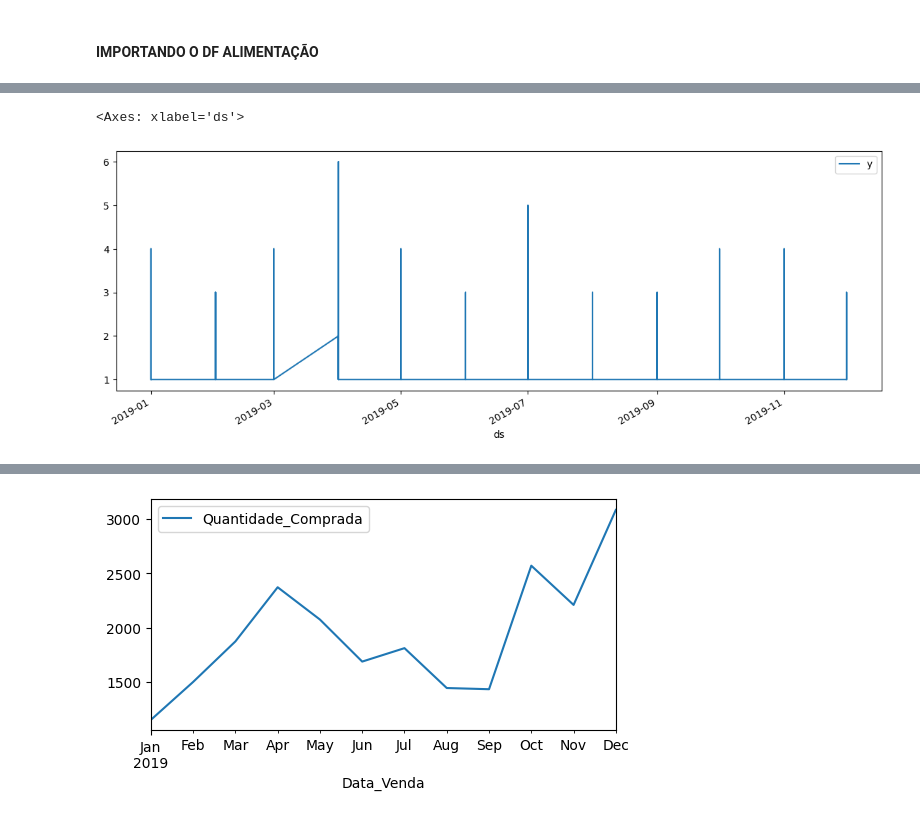
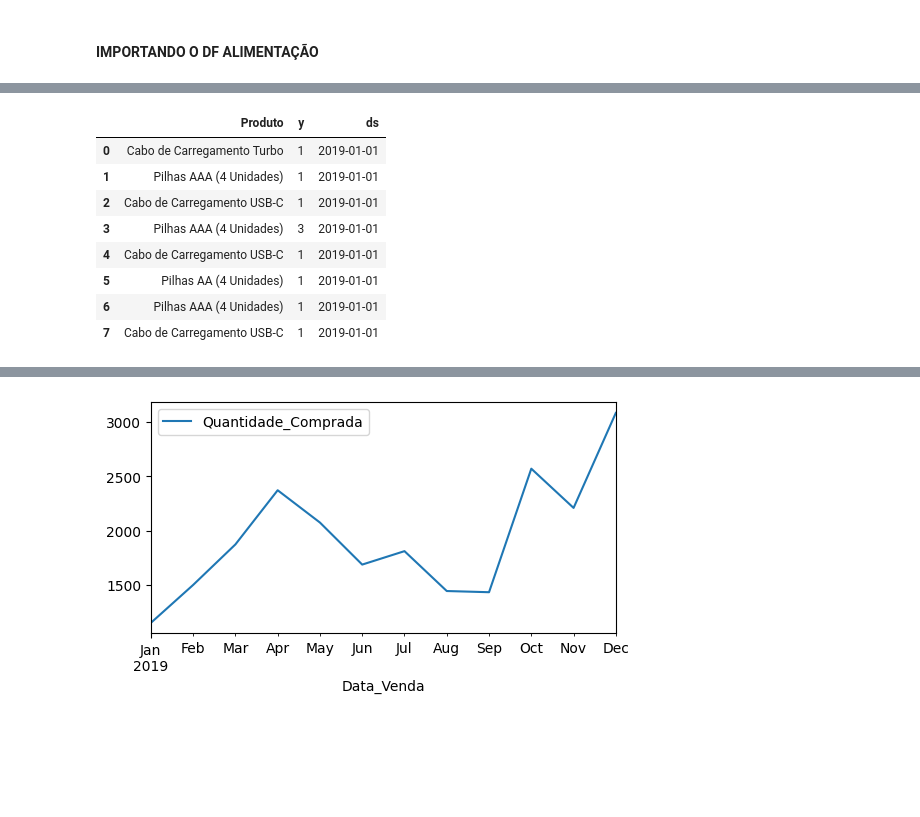
Before and after one commit to alyssonmontovanelli/analise_Previsao_Vendas_varejo, a Jupyter notebook: pre_processamento/proc_Alimentacao copy 2.ipynb, the cells around one changed output, grey strips where cells are left out. Saved outputs shown, nothing was run; the diff lists cells and outputs as text; code cells hidden in the pictures; blank space fills up the shorter version.

```diff
--- a/pre_processamento/proc_Alimentacao copy 2.ipynb
+++ b/pre_processamento/proc_Alimentacao copy 2.ipynb
@@ -62,5 +59,0 @@ Name: count, dtype: int64
-# %%
-df_alimentacao[df_alimentacao['Produto'] == 'Cabo de Carregamento USB-C'].plot(figsize=(14,5))
-# %% [output]
-<Axes: xlabel='ds'>
-[figure, removed]
@@ -69,0 +60,12 @@ from statsmodels.tsa.holtwinters import ExponentialSmoothing
+# %%
+df_alimentacao.head(8)
+# %% [output]
+|  | Produto | y | ds |
+| 0 | Cabo de Carregamento Turbo | 1 | 2019-01-01 |
+| 1 | Pilhas AAA (4 Unidades) | 1 | 2019-01-01 |
+| 2 | Cabo de Carregamento USB-C | 1 | 2019-01-01 |
+| 3 | Pilhas AAA (4 Unidades) | 3 | 2019-01-01 |
+| 4 | Cabo de Carregamento USB-C | 1 | 2019-01-01 |
+| 5 | Pilhas AA (4 Unidades) | 1 | 2019-01-01 |
+| 6 | Pilhas AAA (4 Unidades) | 1 | 2019-01-01 |
+| 7 | Cabo de Carregamento USB-C | 1 | 2019-01-01 |
```
Also changed, not shown: parts of 10 cells of this notebook.
